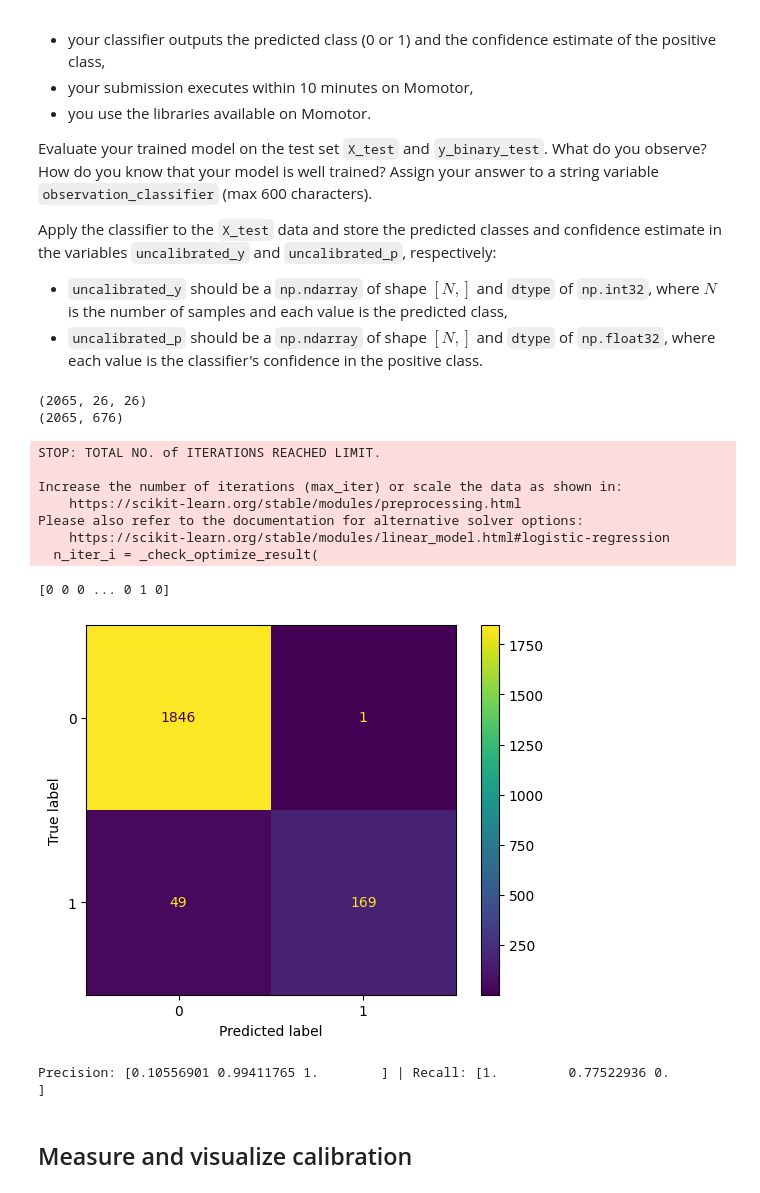
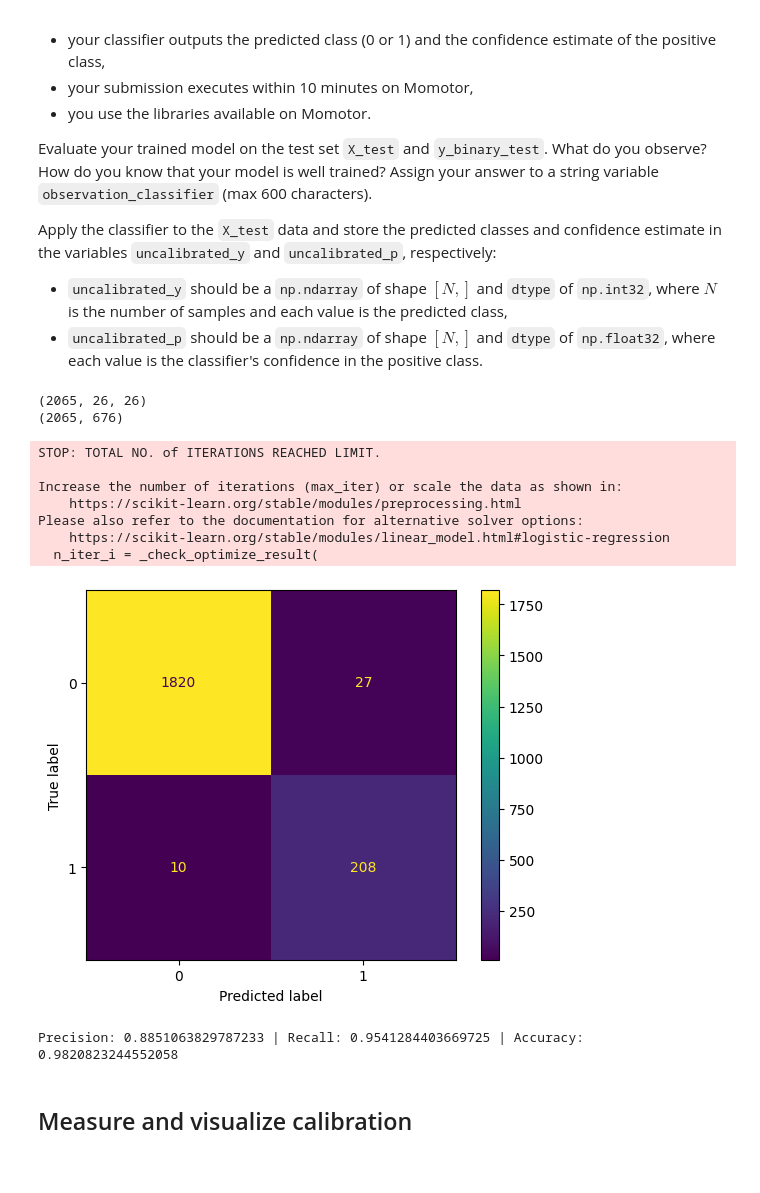
Before and after one commit to enesbkoca/wafer_calibration, a Jupyter notebook: calibration.ipynb, the cells around one changed output. Drawn from its saved outputs; the diff is of its cells as text; code cells hidden in the pictures.

Commit message:
Fix step 2, threshold=0.3

```diff
--- a/calibration.ipynb
+++ b/calibration.ipynb
@@ -148,7 +148,7 @@ Apply the classifier to the `X_test` data and store the predicted classes and co
 #// BEGIN_TODO [STEP_2] Train a binary classifier (1 point)
 
 
-from sklearn.metrics import confusion_matrix, ConfusionMatrixDisplay, precision_recall_curve
+from sklearn.metrics import confusion_matrix, ConfusionMatrixDisplay, precision_score, recall_score, accuracy_score
 from sklearn.linear_model import LogisticRegression
 
 print(X_test.shape)
@@ -159,40 +159,41 @@ model = LogisticRegression().fit(X_test_reshaped, y_binary_test)
 
 
 uncalibrated_y = model.predict(X_test_reshaped)
+uncalibrated_y = model.predict_proba(X_test_reshaped)[:, 1]  # Get the predicted probabilities for the positive class
 
-print(uncalibrated_y)
 
 threshold = 0.3
 
 uncalibrated_y[uncalibrated_y < threshold] = 0
 
 uncalibrated_y[uncalibrated_y > threshold] = 1
 
 cm = confusion_matrix(y_binary_test, uncalibrated_y)
 disp = ConfusionMatrixDisplay(confusion_matrix=cm,
                                display_labels=model.classes_)
 
 
 disp.plot()
 plt.show()
 
 
-precision, recall, thresholds = precision_recall_curve(y_binary_test, uncalibrated_y)
+precision = precision_score(y_binary_test, uncalibrated_y)
+recall = recall_score(y_binary_test, uncalibrated_y)
+accuracy = accuracy_score(y_binary_test, uncalibrated_y)
 
-print(f"Precision: {precision} | Recall: {recall}")
+print(f"Precision: {precision} | Recall: {recall} | Accuracy: {accuracy}")
 # %% [output]
 (2065, 26, 26)
 (2065, 676)
 STOP: TOTAL NO. of ITERATIONS REACHED LIMIT.
 
 Increase the number of iterations (max_iter) or scale the data as shown in:
     https://scikit-learn.org/stable/modules/preprocessing.html
 Please also refer to the documentation for alternative solver options:
     https://scikit-learn.org/stable/modules/linear_model.html#logistic-regression
   n_iter_i = _check_optimize_result(
+[figure, new version]
-[0 0 0 ... 0 1 0]
+Precision: 0.8851063829787233 | Recall: 0.9541284403669725 | Accuracy: 0.9820823244552058
-[figure, old version]
-Precision: [0.10556901 0.99411765 1.        ] | Recall: [1.         0.77522936 0.        ]
 # %%
 
 #// END_TODO [STEP_2]
```
Also changed, not shown: parts of 1 cell of this notebook.
